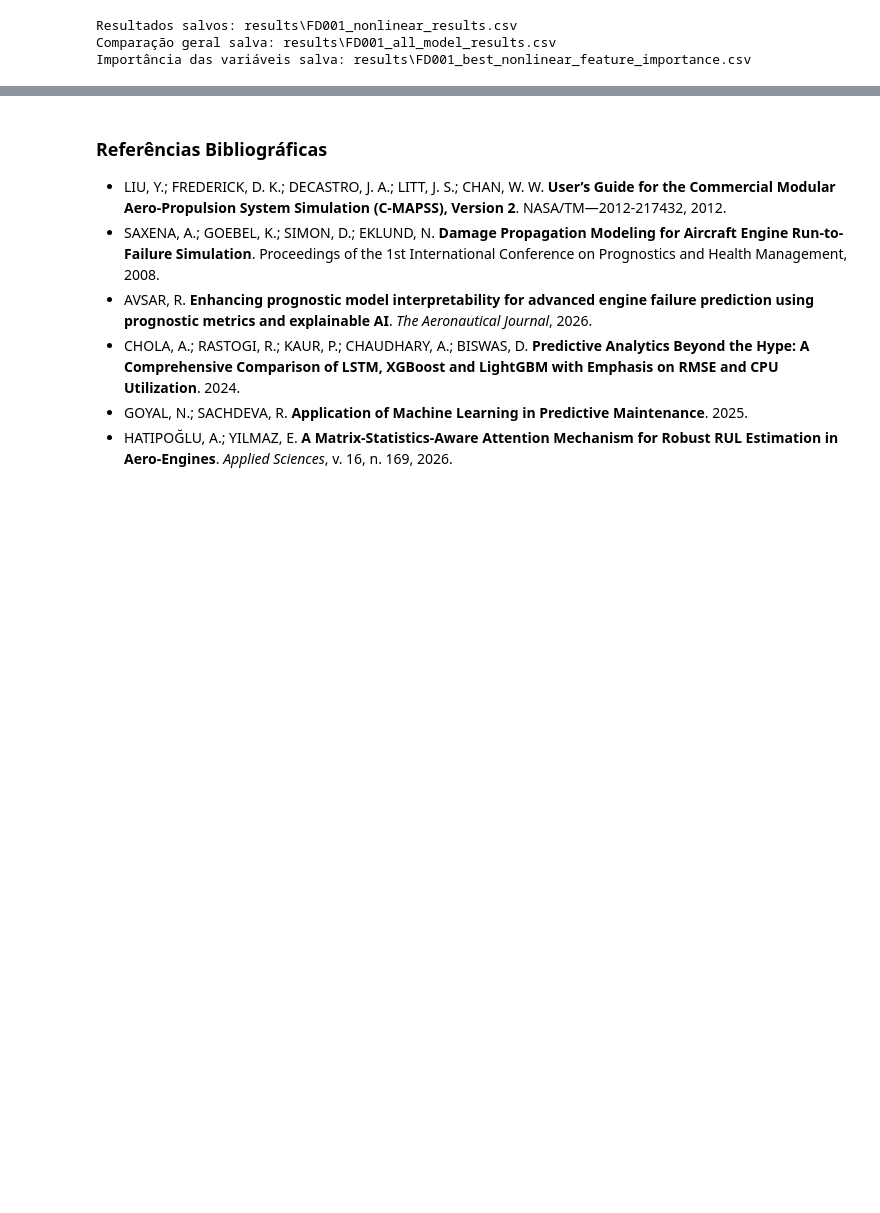
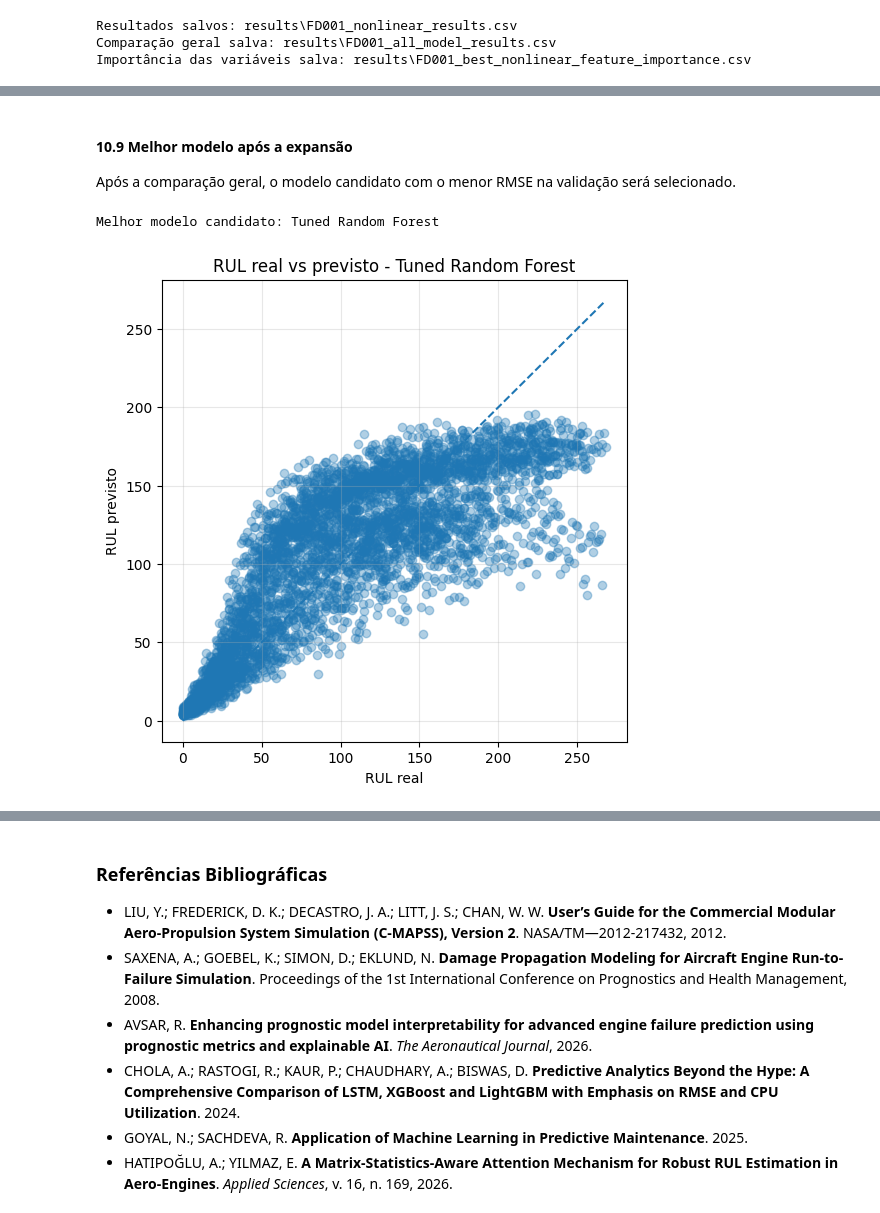
Before and after one commit to ander-oliveira/rul-prediction-cmapss, a Jupyter notebook: Prediction_RUL_CMAPSS.ipynb, the cells around one changed output, grey strips where cells are left out. Cells and saved outputs as stored; diff of their text form; code cells hidden in the pictures; blank space fills up the shorter version.

```diff
--- a/Prediction_RUL_CMAPSS.ipynb
+++ b/Prediction_RUL_CMAPSS.ipynb
@@ -1712,0 +2010,31 @@ Importância das variáveis salva: results\FD001_best_nonlinear_feature_importan
+# %% [markdown]
+#### **10.9 Melhor modelo após a expansão**
+
+Após a comparação geral, o modelo candidato com o menor RMSE na validação será selecionado.
+# %%
+all_predictions = {}
+all_predictions.update(baseline_predictions)
+all_predictions.update(nonlinear_predictions)
+all_predictions.update(tuned_predictions)
+
+best_overall = extended_results_df.loc[0, "model"]
+best_overall_pred = all_predictions[best_overall]
+# %%
+print(f"Melhor modelo candidato: {best_overall}")
+# %% [output]
+Melhor modelo candidato: Tuned Random Forest
+# %%
+rul_min = min(y_val_split.min(), best_overall_pred.min())
+rul_max = max(y_val_split.max(), best_overall_pred.max())
+
+plt.figure(figsize=(6, 6))
+plt.scatter(y_val_split, best_overall_pred, alpha=0.35)
+plt.plot([rul_min, rul_max], [rul_min, rul_max], linestyle="--")
+
+plt.title(f"RUL real vs previsto - {best_overall}")
+plt.xlabel("RUL real")
+plt.ylabel("RUL previsto")
+plt.grid(alpha=0.3)
+plt.show()
+# %% [output]
+[figure, added]
```
Also changed, not shown: parts of 39 cells of this notebook, 4 other files.
